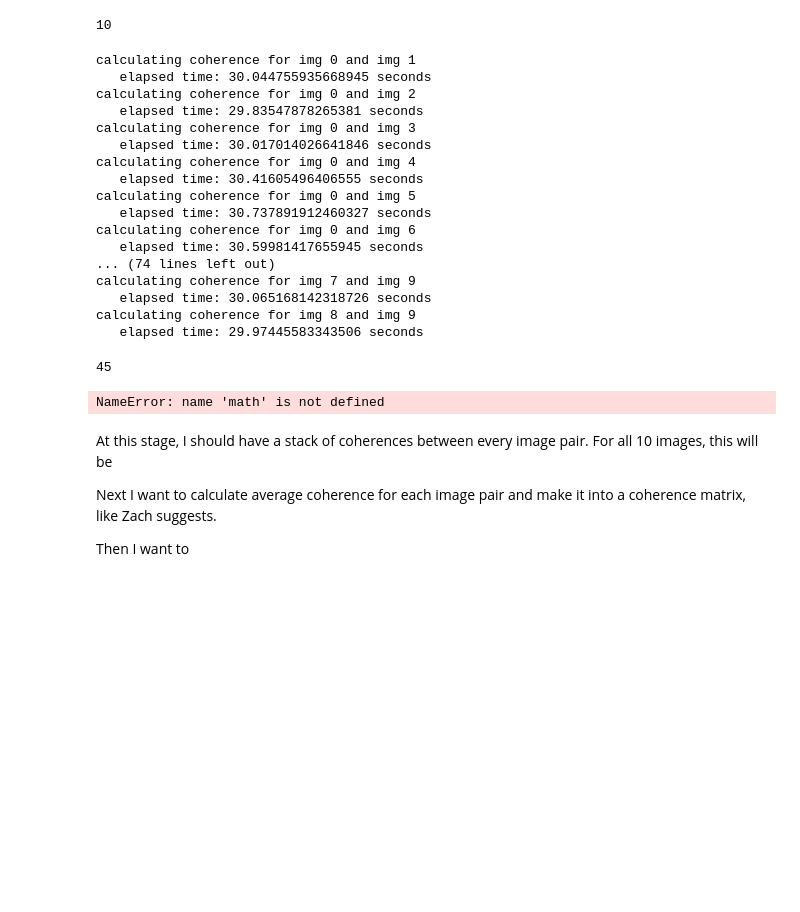
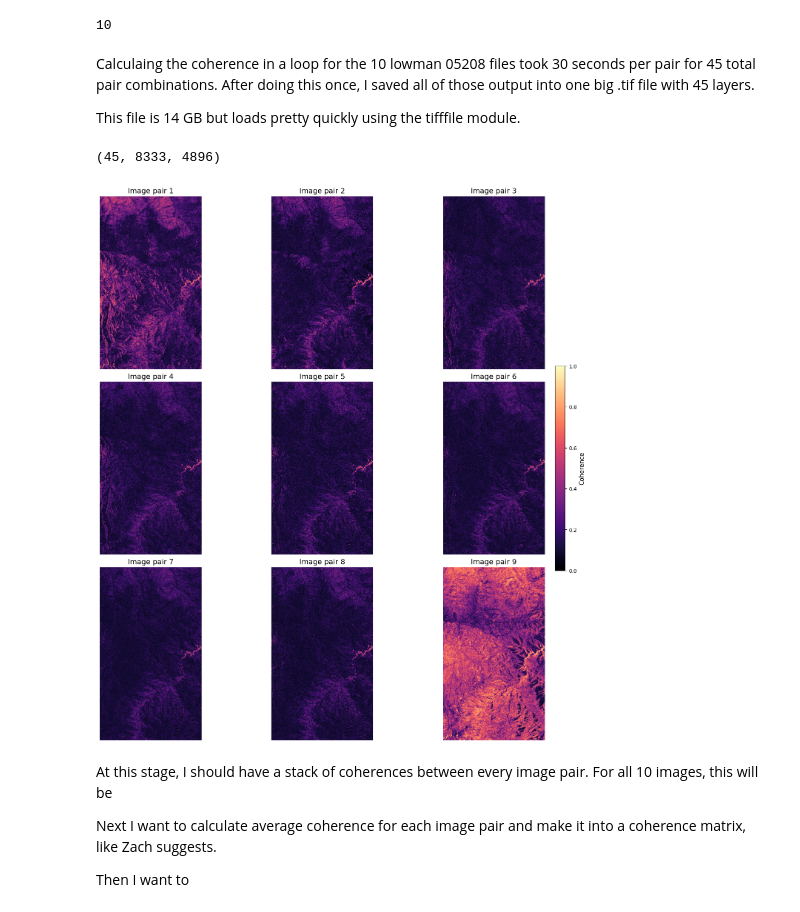
Before and after one commit to julober/snowex_uavsar_coherence, a Jupyter notebook: notebooks/lowman_coherence.ipynb, the cells around one changed output. Saved outputs shown, nothing was run; the diff lists cells and outputs as text; code cells hidden in the pictures; blank space fills up the shorter version.

Commit message:
saved coherences to a file

```diff
--- a/notebooks/lowman_coherence.ipynb
+++ b/notebooks/lowman_coherence.ipynb
@@ -93,45 +94,35 @@ for i, (slc, ann) in enumerate(zip(slcs_23205, anns_23205, strict = True)):
 print(len(stack5))
 # %% [output]
 10
+# %% [markdown]
+Calculaing the coherence in a loop for the 10 lowman 05208 files took 30 seconds per pair for 45 total pair combinations. After doing this once, I saved all of those output into one big .tif file with 45 layers.
+
+This file is 14 GB but loads pretty quickly using the tifffile module.
 # %%
 c5 = []
-for i in range(len(stack5)) :
-    for j in range(len(stack5)) :
-        if (i >= j) :
-            continue
-        start_time = time()
-        print(f"calculating coherence for img {i} and img {j}")
-        c5.append(calc_coherence_unweighted(stack5[i], stack5[j]))
-        end_time = time()
-        elapsed_time = end_time - start_time
-        print(f"   elapsed time: {elapsed_time} seconds")
+# for i in range(len(stack5)) :
+#     for j in range(len(stack5)) :
+#         if (i >= j) :
+#             continue
+#         start_time = time()
+#         print(f"calculating coherence for img {i} and img {j}")
+#         c5.append(calc_coherence_unweighted(stack5[i], stack5[j]))
+#         end_time = time()
+#         elapsed_time = end_time - start_time
+#         print(f"   elapsed time: {elapsed_time} seconds")
+
+### OR
+c5 = tif.imread(data_dir + 'lowman_05208_coherences.stack')
-# %% [output]
-calculating coherence for img 0 and img 1
-   elapsed time: 30.044755935668945 seconds
-calculating coherence for img 0 and img 2
-   elapsed time: 29.83547878265381 seconds
-calculating coherence for img 0 and img 3
-   elapsed time: 30.017014026641846 seconds
-calculating coherence for img 0 and img 4
-   elapsed time: 30.41605496406555 seconds
-calculating coherence for img 0 and img 5
-   elapsed time: 30.737891912460327 seconds
-calculating coherence for img 0 and img 6
-   elapsed time: 30.59981417655945 seconds
-... (74 lines left out)
-calculating coherence for img 7 and img 9
-   elapsed time: 30.065168142318726 seconds
-calculating coherence for img 8 and img 9
-   elapsed time: 29.97445583343506 seconds
 # %%
-print(len(c5))
-c5[:, :, :].tofile(data_dir + '../lowman_05')
+print(c5.shape)
+# tif.imwrite(data_dir + 'lowman_05208_coherences.stack', c5, bigtiff=True)
+# c5.tofile(data_dir + '../lowman_05208_coherences.stack')
 # %% [output]
-45
+(45, 8333, 4896)
 # %%
-plot_tifs_grid(c5, is_file=False)
+plot_tifs_grid(c5[1:10, :, :], is_file=False)
 # %% [output]
-NameError: name 'math' is not defined
+[figure, added]
 # %% [markdown]
 At this stage, I should have a stack of coherences between every image pair. For all 10 images, this will be
 
```
Also changed, not shown: parts of 1 cell of this notebook.
